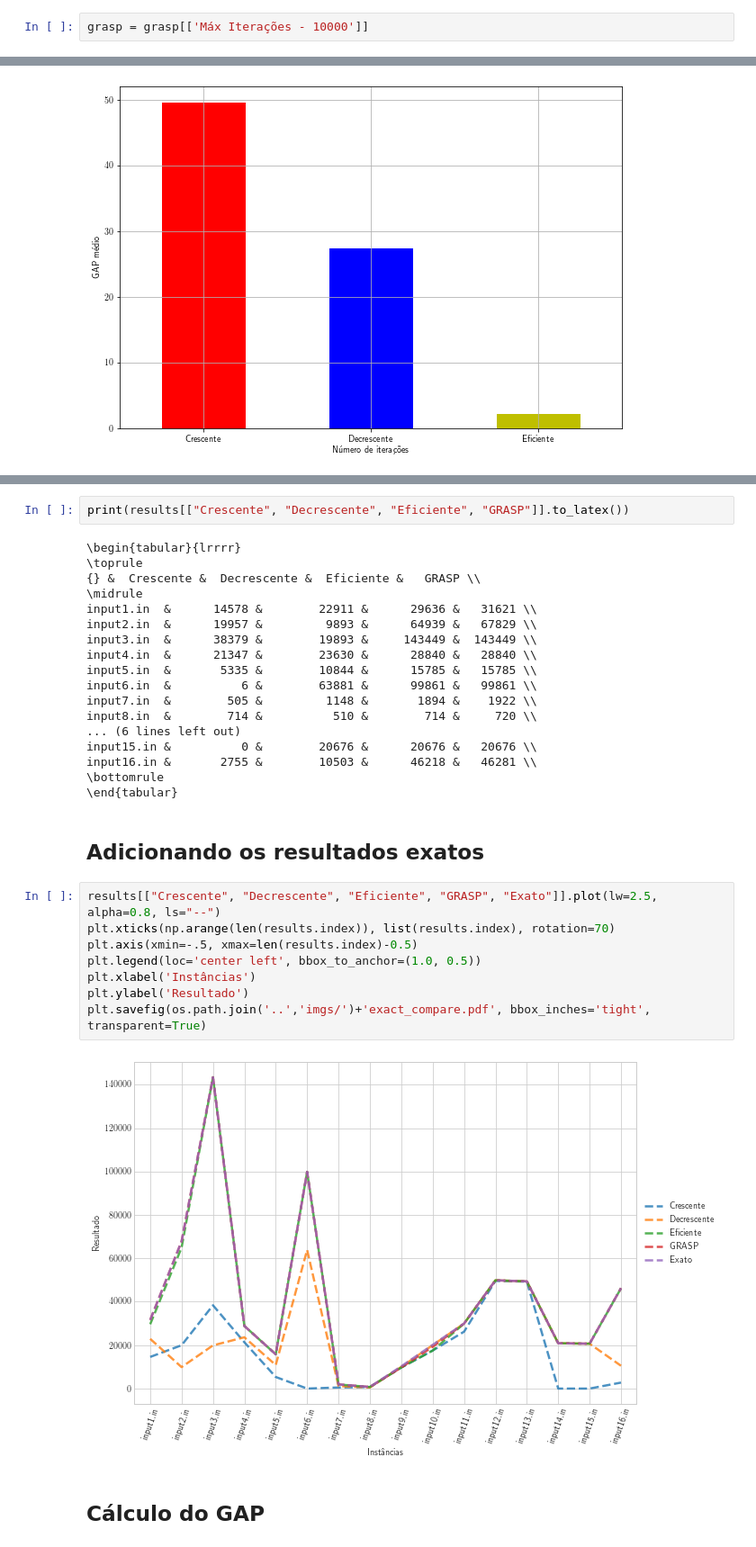
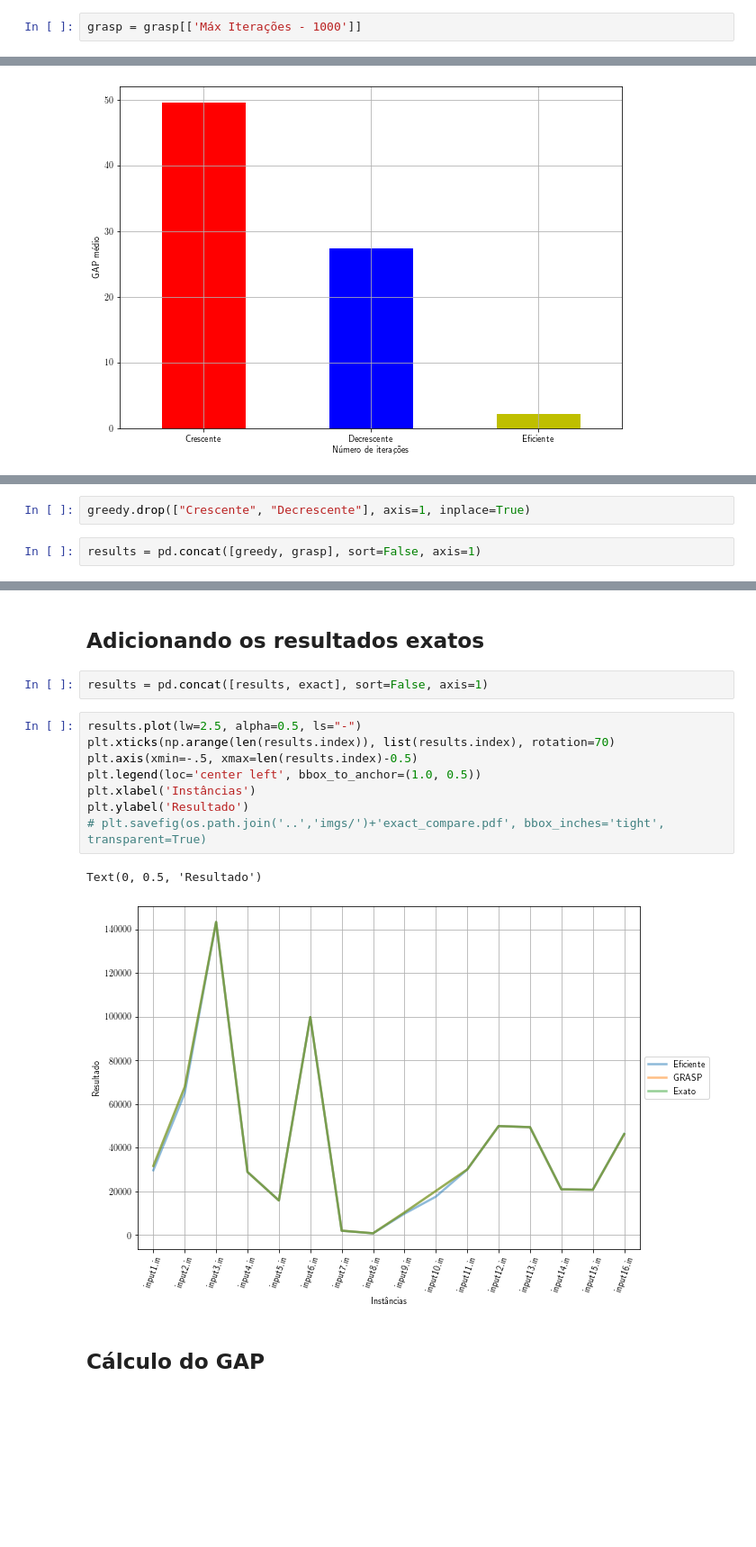
Before and after one commit to danbailo/T1-Teoria-Computacao, a Jupyter notebook: src/Trabalho 1 - Teoria da Computação.ipynb, the cells around one changed output, grey strips where cells are left out. Shown at 90% size. Drawn from its saved outputs; the diff is of its cells as text; blank space fills up the shorter version.

Commit message:
vou escolher o melhor grasp considerando apenas a janela 7

```diff
--- a/src/Trabalho 1 - Teoria da Computação.ipynb
+++ b/src/Trabalho 1 - Teoria da Computação.ipynb
@@ -94,4 +99,4 @@ plt.ylabel('GAP médio')
 Text(0, 0.5, 'GAP médio')
 [figure]
 # %%
-grasp = grasp[['Máx Iterações - 10000']]
+grasp = grasp[['Máx Iterações - 1000']]
@@ -166 +150,5 @@ Text(0, 0.5, 'GAP médio')
+# %%
+greedy.drop(["Crescente", "Decrescente"], axis=1, inplace=True)
+# %%
+results = pd.concat([greedy, grasp], sort=False, axis=1)
 # %%
@@ -186,34 +165,17 @@ Text(0, 0.5, 'Resultado')
-# %%
-print(results[["Crescente", "Decrescente", "Eficiente", "GRASP"]].to_latex())
-# %% [output]
-\begin{tabular}{lrrrr}
-\toprule
-{} &  Crescente &  Decrescente &  Eficiente &   GRASP \\
-\midrule
-input1.in  &      14578 &        22911 &      29636 &   31621 \\
-input2.in  &      19957 &         9893 &      64939 &   67829 \\
-input3.in  &      38379 &        19893 &     143449 &  143449 \\
-input4.in  &      21347 &        23630 &      28840 &   28840 \\
-input5.in  &       5335 &        10844 &      15785 &   15785 \\
-input6.in  &          6 &        63881 &      99861 &   99861 \\
-input7.in  &        505 &         1148 &       1894 &    1922 \\
-input8.in  &        714 &          510 &        714 &     720 \\
-... (6 lines left out)
-input15.in &          0 &        20676 &      20676 &   20676 \\
-input16.in &       2755 &        10503 &      46218 &   46281 \\
-\bottomrule
-\end{tabular}
 # %% [markdown]
 ## **Adicionando os resultados exatos**
+# %%
+results = pd.concat([results, exact], sort=False, axis=1)
 # %%
-results[["Crescente", "Decrescente", "Eficiente", "GRASP", "Exato"]].plot(lw=2.5, alpha=0.8, ls="--")
+results.plot(lw=2.5, alpha=0.5, ls="-")
 plt.xticks(np.arange(len(results.index)), list(results.index), rotation=70)
 plt.axis(xmin=-.5, xmax=len(results.index)-0.5)
 plt.legend(loc='center left', bbox_to_anchor=(1.0, 0.5))
 plt.xlabel('Instâncias')
 plt.ylabel('Resultado')
-plt.savefig(os.path.join('..','imgs/')+'exact_compare.pdf', bbox_inches='tight', transparent=True)
+# plt.savefig(os.path.join('..','imgs/')+'exact_compare.pdf', bbox_inches='tight', transparent=True)
 # %% [output]
+Text(0, 0.5, 'Resultado')
-[figure, old version]
+[figure, new version]
 # %% [markdown]
 ## **Cálculo do GAP**
```
Also changed, not shown: parts of 46 cells of this notebook.
